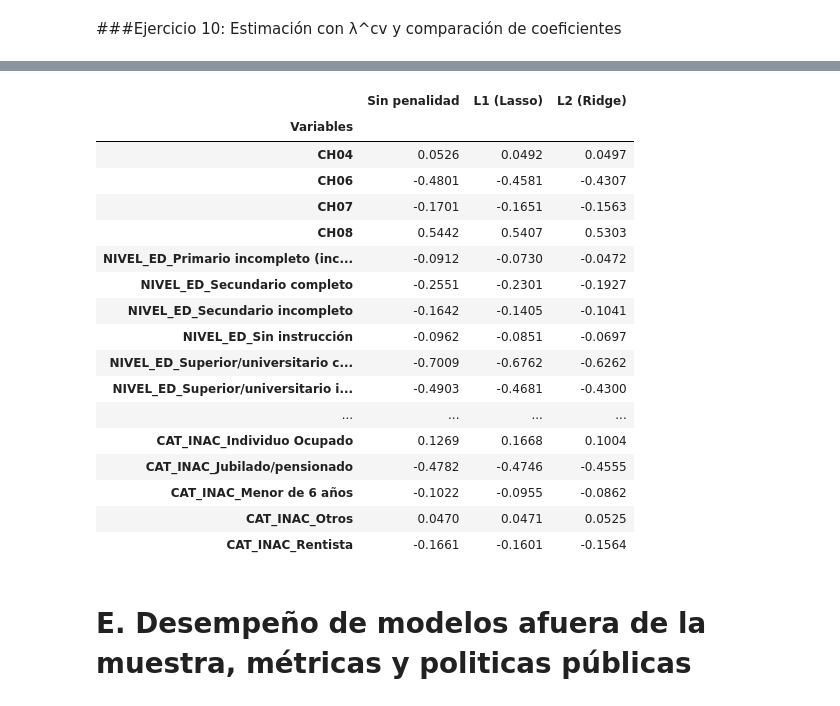
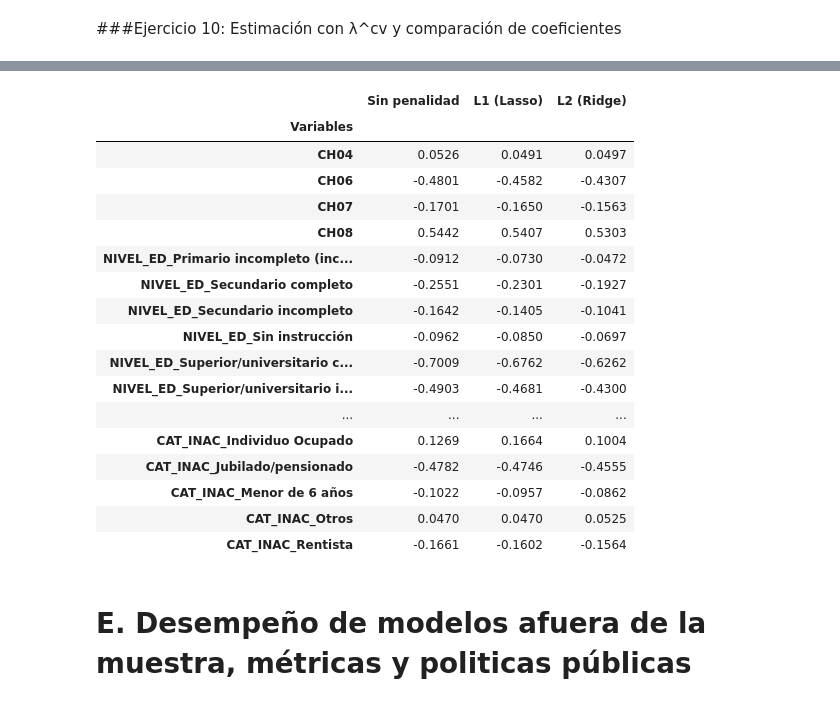
Before and after one commit to davidjjj14082000-png/BigDataUBA-Grupo-1, a Jupyter notebook: TP4/BigData_TP4_Grupo1.ipynb, the cells around one changed output, grey strips where cells are left out. Cells and saved outputs as stored; diff of their text form; code cells hidden in the pictures.

```diff
--- a/TP4/BigData_TP4_Grupo1.ipynb
+++ b/TP4/BigData_TP4_Grupo1.ipynb
@@ -721,11 +722,11 @@ norespondieron1 = pd.concat([norespondieron1, norespondieron1_dummies], axis=1)
 # %%
 # Seleccionamos nuevamente las variables
 
-respondieron1_2025 = respondieron1[respondieron['ANO4'] == 2025].reset_index(drop=True)
-respondieron1_2005 = respondieron1[respondieron['ANO4'] == 2005].reset_index(drop=True)
+respondieron1_2025 = respondieron1[respondieron1['ANO4'] == 2025].reset_index(drop=True)
+respondieron1_2005 = respondieron1[respondieron1['ANO4'] == 2005].reset_index(drop=True)
 
-norespondieron1_2025 = norespondieron[respondieron1['ANO4'] == 2025].reset_index(drop=True)
-norespondieron1_2005 = norespondieron[respondieron1['ANO4'] == 2005].reset_index(drop=True)
+norespondieron1_2025 = norespondieron1[norespondieron1['ANO4'] == 2025].reset_index(drop=True)
+norespondieron1_2005 = norespondieron1[norespondieron1['ANO4'] == 2005].reset_index(drop=True)
 
 
 # Creamos nuevamente las variables sin seleccionar los años
@@ -754,49 +755,49 @@ X_train1, X_test1, y_train1, y_test1 = train_test_split(
     X1, y1, test_size=0.3, random_state=444)
 
 # Preparamos los datos
 sc = StandardScaler()
 X_sc1 = pd.DataFrame(sc.fit_transform(X1),index=X1.index, columns=X1.columns)
 X_sc1 = X_sc1.drop(['const'], axis=1)
 Xsc_train1, Xsc_test1, ysc_train1, ysc_test1 = train_test_split(X_sc1, y1, test_size=0.3, random_state=444)
 
 # Modelo sin penalidades
 logit_sin_pen = LogisticRegression(penalty=None, solver='lbfgs', max_iter=1000)
 logit_sin_pen.fit(Xsc_train1, ysc_train1)
 
 # Modelo con penalidad l1 lasso optima
 logit_l1 = LogisticRegression(penalty='l1', C=1/lambda_lasso_opt, solver='liblinear', max_iter=1000)
 logit_l1.fit(Xsc_train1, ysc_train1)
 
 # Modelo con penalidad l2 ridge optima
 logit_l2 = LogisticRegression(penalty='l2', C=1/lambda_ridge_opt, solver='lbfgs', max_iter=1000)
 logit_l2.fit(Xsc_train1, ysc_train1)
 
 # Armamos una tabla con los resultados y los exportamos
 resultados_tabla = pd.DataFrame({'Variables': Xsc_train1.columns,'Sin penalidad': logit_sin_pen.coef_.flatten(),'L1 (Lasso)': logit_l1.coef_.flatten(),'L2 (Ridge)': logit_l2.coef_.flatten()})
 resultados_tabla = resultados_tabla.set_index('Variables').round(4)
 
 resultados_tabla.to_excel("resultados_logit_regularizacion_ej10_tp4.xlsx")
 
 display(resultados_tabla)
 # %% [output]
 |  | Sin penalidad | L1 (Lasso) | L2 (Ridge) |
 | Variables |  |  |  |
-| CH04 | 0.0526 | 0.0492 | 0.0497 |
-| CH06 | -0.4801 | -0.4581 | -0.4307 |
-| CH07 | -0.1701 | -0.1651 | -0.1563 |
+| CH04 | 0.0526 | 0.0491 | 0.0497 |
+| CH06 | -0.4801 | -0.4582 | -0.4307 |
+| CH07 | -0.1701 | -0.1650 | -0.1563 |
 | CH08 | 0.5442 | 0.5407 | 0.5303 |
 | NIVEL_ED_Primario incompleto (inc... | -0.0912 | -0.0730 | -0.0472 |
 | NIVEL_ED_Secundario completo | -0.2551 | -0.2301 | -0.1927 |
 | NIVEL_ED_Secundario incompleto | -0.1642 | -0.1405 | -0.1041 |
-| NIVEL_ED_Sin instrucción | -0.0962 | -0.0851 | -0.0697 |
+| NIVEL_ED_Sin instrucción | -0.0962 | -0.0850 | -0.0697 |
 | NIVEL_ED_Superior/universitario c... | -0.7009 | -0.6762 | -0.6262 |
 | NIVEL_ED_Superior/universitario i... | -0.4903 | -0.4681 | -0.4300 |
 | ... | ... | ... | ... |
-| CAT_INAC_Individuo Ocupado | 0.1269 | 0.1668 | 0.1004 |
+| CAT_INAC_Individuo Ocupado | 0.1269 | 0.1664 | 0.1004 |
 | CAT_INAC_Jubilado/pensionado | -0.4782 | -0.4746 | -0.4555 |
-| CAT_INAC_Menor de 6 años | -0.1022 | -0.0955 | -0.0862 |
-| CAT_INAC_Otros | 0.0470 | 0.0471 | 0.0525 |
-| CAT_INAC_Rentista | -0.1661 | -0.1601 | -0.1564 |
+| CAT_INAC_Menor de 6 años | -0.1022 | -0.0957 | -0.0862 |
+| CAT_INAC_Otros | 0.0470 | 0.0470 | 0.0525 |
+| CAT_INAC_Rentista | -0.1661 | -0.1602 | -0.1564 |
 # %% [markdown]
 # E. Desempeño de modelos afuera de la muestra, métricas y politicas públicas
 # %% [markdown]
```
Also changed, not shown: parts of 8 cells of this notebook.
